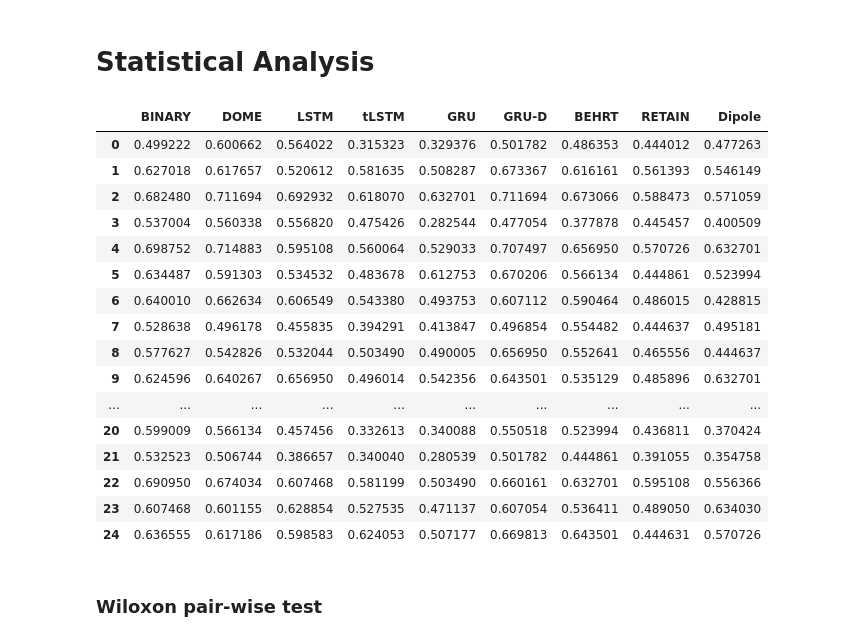
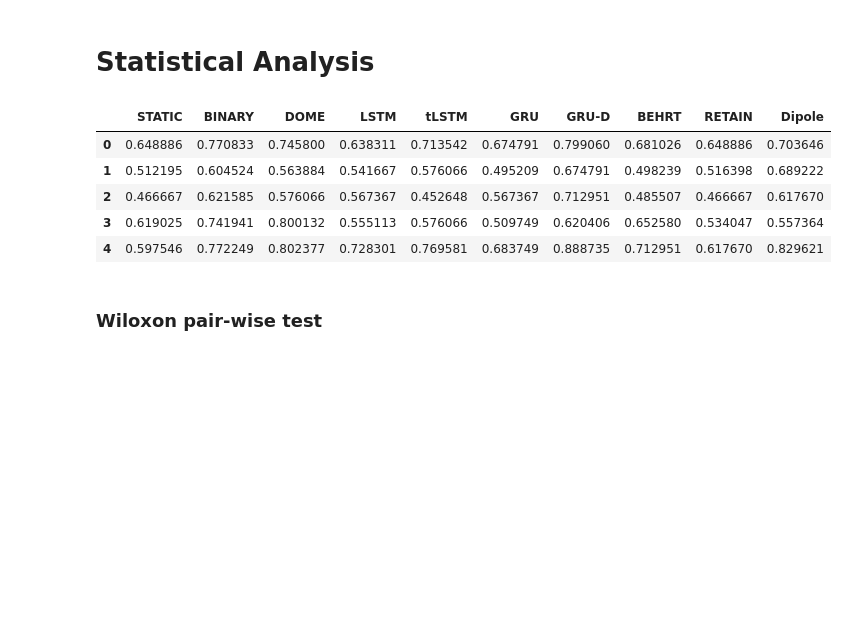
Before and after one commit to giordamaug/Embed_Clinical_Sequences_Asplenic, a Jupyter notebook: notebook.ipynb, the cells around one changed output. Cells and saved outputs as stored; diff of their text form; code cells hidden in the pictures; blank space fills up the shorter version.

```diff
--- a/notebook.ipynb
+++ b/notebook.ipynb
@@ -49,17 +149,15 @@ except:
 # %%
-df = pd.read_json(f"data/dataset_EN.json").set_index("id")
-groupname = "ALL"
+groupname = "NTDT+TDT"         # patient groups: ALL, NTDT+TDT
 selected_ids = pd.read_csv(f"config/{groupname}_index.csv", header=None).values.ravel()
 results_dir = "results"   # in "results_rev2" you find paper's results
-niter = 2
-num_epochs = 10
-batch_size = 32
-embedding_dim = 64
+niter = 1                 # number of repeated cv
+num_epochs = 10           # number of epochs for training
+batch_size = 32           # batch size in training
+embedding_dim = 64        # embedding size
 hidden_dim = 128
 seed = 42
 enable_plot = True
 methods=['STATIC', 'BINARY', 'DOME', 'LSTM', 'tLSTM', 'GRU', 'GRU-D', 'BEHRT', 'RETAIN', 'Dipole']
-methods=['LSTM', 'GRU', 'Dipole']
 dataset = df.loc[selected_ids]
 dataset
 # %% [output]
@@ -413,28 +489,0 @@ dfs['AUC']
-# %%
-import pandas as pd
-import numpy as np
-metrics = ['AUC', 'F1', 'Prec', 'Recall', 'MCC', 'Acc', 'CM', 'Brier']
-dfs = {}
-for p in metrics:
-    dfs[p] = pd.read_csv(f"{results_dir}/resdata_{p}_{groupname}.csv", index_col=0)
-    for m in dfs[p].columns:
-        print(f"{m},", end='')
-        if p == "CM":
-                cm = dfs[p][m].apply(lambda x: np.array(eval(x))).sum() / 5
-                print(f"{{{cm[0][0]}}}{{{cm[0][1]}}}{{{cm[1][0]}}}{{{cm[1][1]}}}" + "{N}{P}" + f"{{{float(cm[0][0])+float(cm[0][1])}}}{{{float(cm[1][0])+float(cm[1][1])}}}")
-        else:
-            None
-
-for p in metrics:
-    print(f"& {p} ", end='')
-    dfs[p] = pd.read_csv(f"{results_dir}/resdata_{p}_{groupname}.csv", index_col=0)
-print("\\\\")
-for m in dfs[p].columns:
-    print(f"{m} & ", end='')
-    for p in metrics:
-        if p == "CM":
-                cm = dfs[p][m].apply(lambda x: np.array(eval(x))).sum() / 5
-                print(f"\\cm{{{cm[0][0]}}}{{{cm[0][1]}}}{{{cm[1][0]}}}{{{cm[1][1]}}}" + "{N}{P}" + f"{{{float(cm[0][0])+float(cm[0][1])}}}{{{float(cm[1][0])+float(cm[1][1])}}} \\\\")
-        else:
-            print(f"{dfs[p][m].mean():.3f}$\pm${dfs[p][m].std():.3f} & ", end="")
-pd.DataFrame(dfs)
@@ -567,34 +632,23 @@ plt.show()
 # %%
 import pandas as pd
 import itertools
 from scipy.stats import friedmanchisquare, wilcoxon
 import statsmodels.stats.multitest as smm
 
 # ======================
 # LOAD DATA
 # ======================
-with open(f"{results_dir}/rawmeas_5iter_{groupname}{subgroup}.pkl", 'rb') as f:
+with open(f"{results_dir}/rawmeas_{niter}iter_{groupname}{subgroup}.pkl", 'rb') as f:
     ff = pickle.load(f)
 df = pd.DataFrame({m: ff['MCC'][m] for m in methods})
 df
 # %% [output]
-|  | BINARY | DOME | LSTM | tLSTM | GRU | GRU-D | BEHRT | RETAIN | Dipole |
-| 0 | 0.499222 | 0.600662 | 0.564022 | 0.315323 | 0.329376 | 0.501782 | 0.486353 | 0.444012 | 0.477263 |
-| 1 | 0.627018 | 0.617657 | 0.520612 | 0.581635 | 0.508287 | 0.673367 | 0.616161 | 0.561393 | 0.546149 |
-| 2 | 0.682480 | 0.711694 | 0.692932 | 0.618070 | 0.632701 | 0.711694 | 0.673066 | 0.588473 | 0.571059 |
-| 3 | 0.537004 | 0.560338 | 0.556820 | 0.475426 | 0.282544 | 0.477054 | 0.377878 | 0.445457 | 0.400509 |
-| 4 | 0.698752 | 0.714883 | 0.595108 | 0.560064 | 0.529033 | 0.707497 | 0.656950 | 0.570726 | 0.632701 |
-| 5 | 0.634487 | 0.591303 | 0.534532 | 0.483678 | 0.612753 | 0.670206 | 0.566134 | 0.444861 | 0.523994 |
-| 6 | 0.640010 | 0.662634 | 0.606549 | 0.543380 | 0.493753 | 0.607112 | 0.590464 | 0.486015 | 0.428815 |
-| 7 | 0.528638 | 0.496178 | 0.455835 | 0.394291 | 0.413847 | 0.496854 | 0.554482 | 0.444637 | 0.495181 |
-| 8 | 0.577627 | 0.542826 | 0.532044 | 0.503490 | 0.490005 | 0.656950 | 0.552641 | 0.465556 | 0.444637 |
-| 9 | 0.624596 | 0.640267 | 0.656950 | 0.496014 | 0.542356 | 0.643501 | 0.535129 | 0.485896 | 0.632701 |
-| ... | ... | ... | ... | ... | ... | ... | ... | ... | ... |
-| 20 | 0.599009 | 0.566134 | 0.457456 | 0.332613 | 0.340088 | 0.550518 | 0.523994 | 0.436811 | 0.370424 |
-| 21 | 0.532523 | 0.506744 | 0.386657 | 0.340040 | 0.280539 | 0.501782 | 0.444861 | 0.391055 | 0.354758 |
-| 22 | 0.690950 | 0.674034 | 0.607468 | 0.581199 | 0.503490 | 0.660161 | 0.632701 | 0.595108 | 0.556366 |
-| 23 | 0.607468 | 0.601155 | 0.628854 | 0.527535 | 0.471137 | 0.607054 | 0.536411 | 0.489050 | 0.634030 |
-| 24 | 0.636555 | 0.617186 | 0.598583 | 0.624053 | 0.507177 | 0.669813 | 0.643501 | 0.444631 | 0.570726 |
+|  | STATIC | BINARY | DOME | LSTM | tLSTM | GRU | GRU-D | BEHRT | RETAIN | Dipole |
+| 0 | 0.648886 | 0.770833 | 0.745800 | 0.638311 | 0.713542 | 0.674791 | 0.799060 | 0.681026 | 0.648886 | 0.703646 |
+| 1 | 0.512195 | 0.604524 | 0.563884 | 0.541667 | 0.576066 | 0.495209 | 0.674791 | 0.498239 | 0.516398 | 0.689222 |
+| 2 | 0.466667 | 0.621585 | 0.576066 | 0.567367 | 0.452648 | 0.567367 | 0.712951 | 0.485507 | 0.466667 | 0.617670 |
+| 3 | 0.619025 | 0.741941 | 0.800132 | 0.555113 | 0.576066 | 0.509749 | 0.620406 | 0.652580 | 0.534047 | 0.557364 |
+| 4 | 0.597546 | 0.772249 | 0.802377 | 0.728301 | 0.769581 | 0.683749 | 0.888735 | 0.712951 | 0.617670 | 0.829621 |
 # %% [markdown]
 ### Wiloxon pair-wise test
 # %%
```
Also changed, not shown: parts of 25 cells of this notebook.
